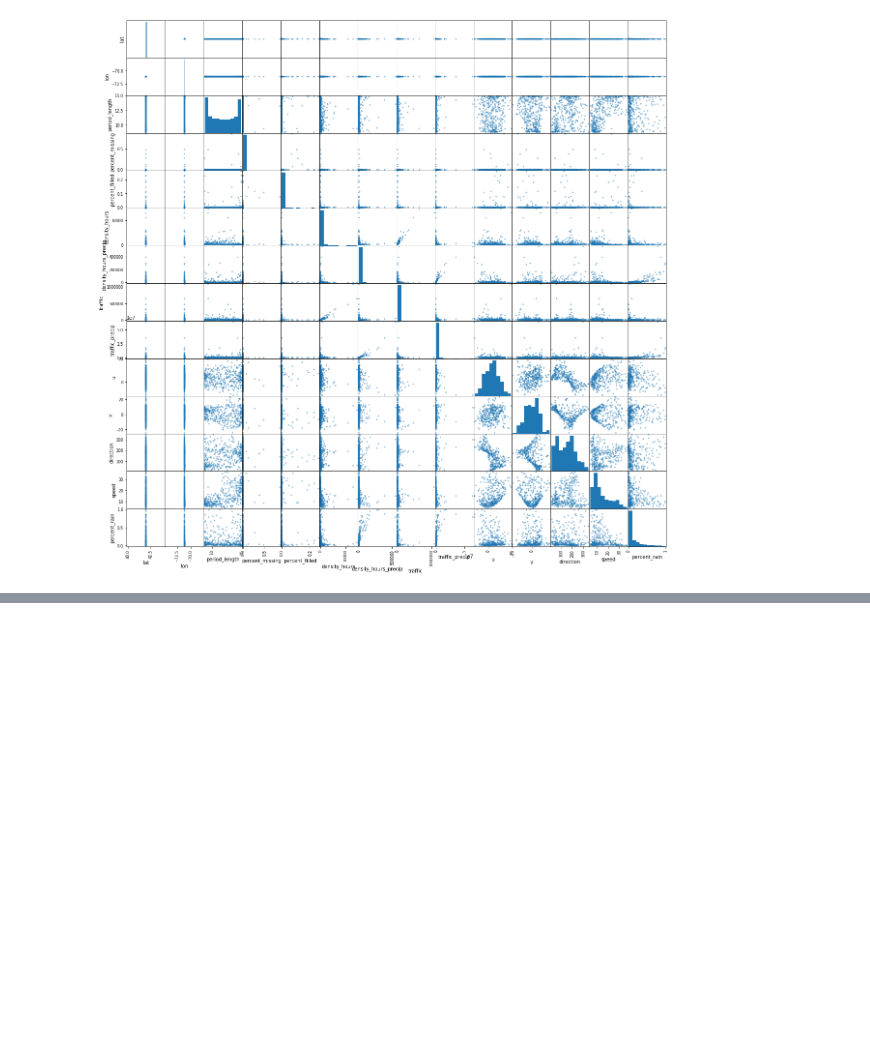
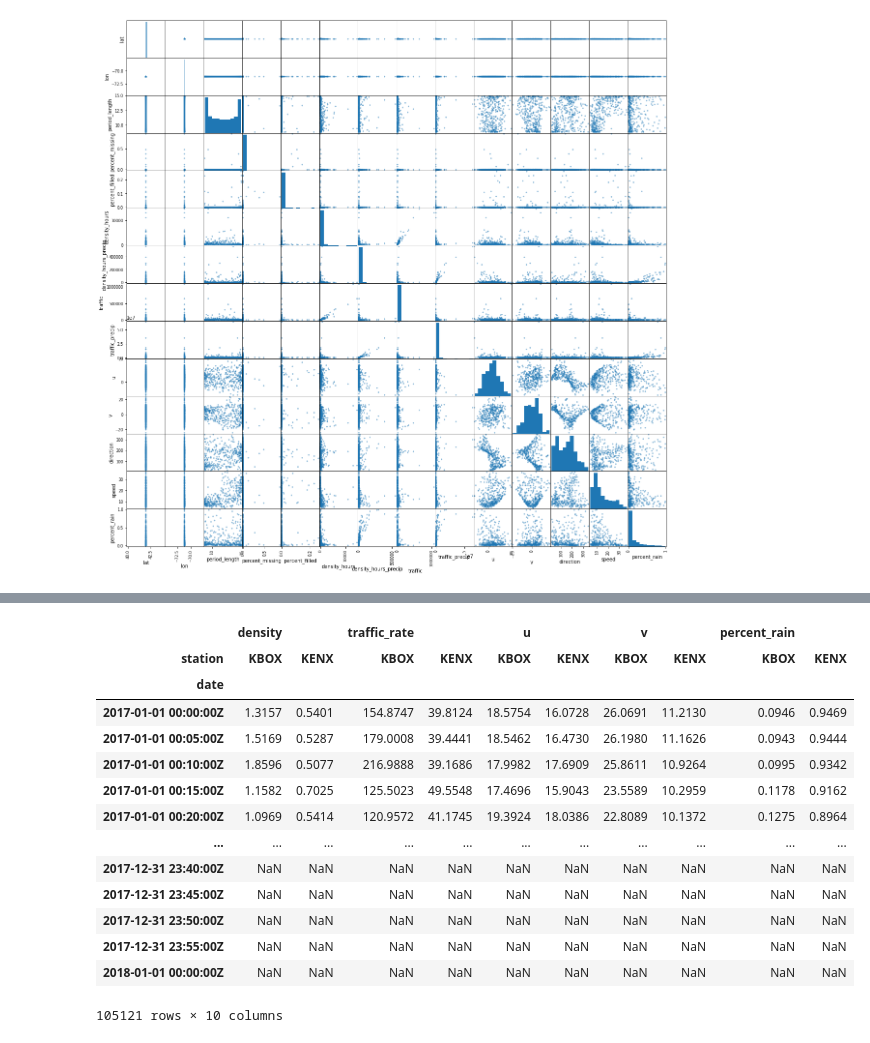
Before and after one commit to darkecology/darkeco-dataset-prep, a Jupyter notebook: scripts/dailytest.ipynb, the cells around one changed output, grey strips where cells are left out. Saved outputs shown, nothing was run; the diff lists cells and outputs as text; code cells hidden in the pictures; blank space fills up the shorter version.

```diff
--- a/scripts/dailytest.ipynb
+++ b/scripts/dailytest.ipynb
@@ -347,0 +147,27 @@ print(avg_speed)
+# %%
+files = ['../data/5min/KBOX-2017-5min.csv', '../data/5min/KENX-2017-5min.csv']
+
+def read_files():
+    for file in files:
+        yield pd.read_csv(file)
+
+df = pd.concat(read_files())
+
+df = df.pivot(index=['date'], columns='station', values=['density', 'traffic_rate', 'u', 'v', 'percent_rain'])
+display(df)
+# %% [output]
+|  | density |  | traffic_rate |  | u |  | v |  | percent_rain |  |
+| station | KBOX | KENX | KBOX | KENX | KBOX | KENX | KBOX | KENX | KBOX | KENX |
+| date |  |  |  |  |  |  |  |  |  |  |
+| 2017-01-01 00:00:00Z | 1.3157 | 0.5401 | 154.8747 | 39.8124 | 18.5754 | 16.0728 | 26.0691 | 11.2130 | 0.0946 | 0.9469 |
+| 2017-01-01 00:05:00Z | 1.5169 | 0.5287 | 179.0008 | 39.4441 | 18.5462 | 16.4730 | 26.1980 | 11.1626 | 0.0943 | 0.9444 |
+| 2017-01-01 00:10:00Z | 1.8596 | 0.5077 | 216.9888 | 39.1686 | 17.9982 | 17.6909 | 25.8611 | 10.9264 | 0.0995 | 0.9342 |
+| 2017-01-01 00:15:00Z | 1.1582 | 0.7025 | 125.5023 | 49.5548 | 17.4696 | 15.9043 | 23.5589 | 10.2959 | 0.1178 | 0.9162 |
+| 2017-01-01 00:20:00Z | 1.0969 | 0.5414 | 120.9572 | 41.1745 | 19.3924 | 18.0386 | 22.8089 | 10.1372 | 0.1275 | 0.8964 |
+| ... | ... | ... | ... | ... | ... | ... | ... | ... | ... | ... |
+| 2017-12-31 23:40:00Z | NaN | NaN | NaN | NaN | NaN | NaN | NaN | NaN | NaN | NaN |
+| 2017-12-31 23:45:00Z | NaN | NaN | NaN | NaN | NaN | NaN | NaN | NaN | NaN | NaN |
+| 2017-12-31 23:50:00Z | NaN | NaN | NaN | NaN | NaN | NaN | NaN | NaN | NaN | NaN |
+| 2017-12-31 23:55:00Z | NaN | NaN | NaN | NaN | NaN | NaN | NaN | NaN | NaN | NaN |
+| 2018-01-01 00:00:00Z | NaN | NaN | NaN | NaN | NaN | NaN | NaN | NaN | NaN | NaN |
+105121 rows × 10 columns
```
Also changed, not shown: parts of 15 cells of this notebook.
